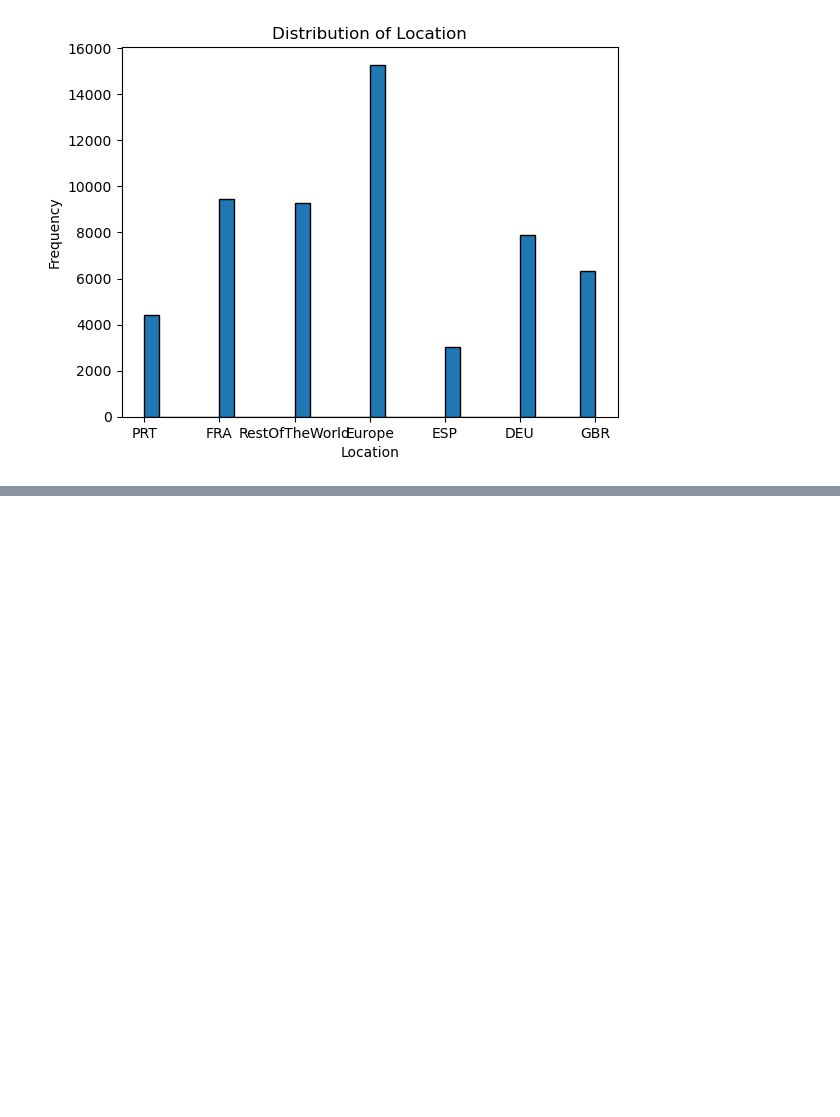
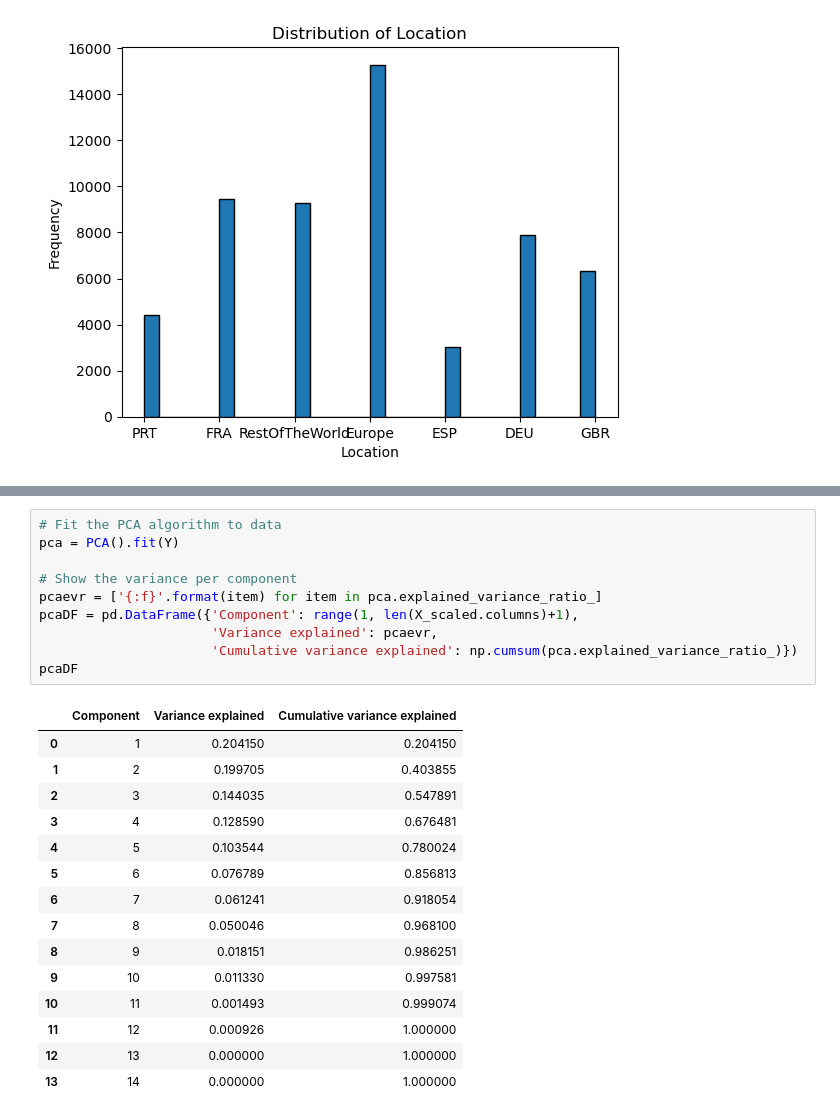
Before and after one commit to RubenCMarques/Hotel-Customer-Segmentation, a Jupyter notebook: Notebooks/A-B.ipynb, the cells around one changed output, grey strips where cells are left out. Drawn from its saved outputs; the diff is of its cells as text; blank space fills up the shorter version.

```diff
--- a/Notebooks/A-B.ipynb
+++ b/Notebooks/A-B.ipynb
@@ -1300,0 +1386,26 @@ customers = customers[customers['RoomNights']>customers['PersonsNights']]
+# %%
+# Fit the PCA algorithm to data
+pca = PCA().fit(Y)
+
+# Show the variance per component
+pcaevr = ['{:f}'.format(item) for item in pca.explained_variance_ratio_]
+pcaDF = pd.DataFrame({'Component': range(1, len(X_scaled.columns)+1),
+                      'Variance explained': pcaevr,
+                      'Cumulative variance explained': np.cumsum(pca.explained_variance_ratio_)})
+pcaDF
+# %% [output]
+|  | Component | Variance explained | Cumulative variance explained |
+| 0 | 1 | 0.204150 | 0.204150 |
+| 1 | 2 | 0.199705 | 0.403855 |
+| 2 | 3 | 0.144035 | 0.547891 |
+| 3 | 4 | 0.128590 | 0.676481 |
+| 4 | 5 | 0.103544 | 0.780024 |
+| 5 | 6 | 0.076789 | 0.856813 |
+| 6 | 7 | 0.061241 | 0.918054 |
+| 7 | 8 | 0.050046 | 0.968100 |
+| 8 | 9 | 0.018151 | 0.986251 |
+| 9 | 10 | 0.011330 | 0.997581 |
+| 10 | 11 | 0.001493 | 0.999074 |
+| 11 | 12 | 0.000926 | 1.000000 |
+| 12 | 13 | 0.000000 | 1.000000 |
+| 13 | 14 | 0.000000 | 1.000000 |
```
Also changed, not shown: parts of 33 cells of this notebook.
